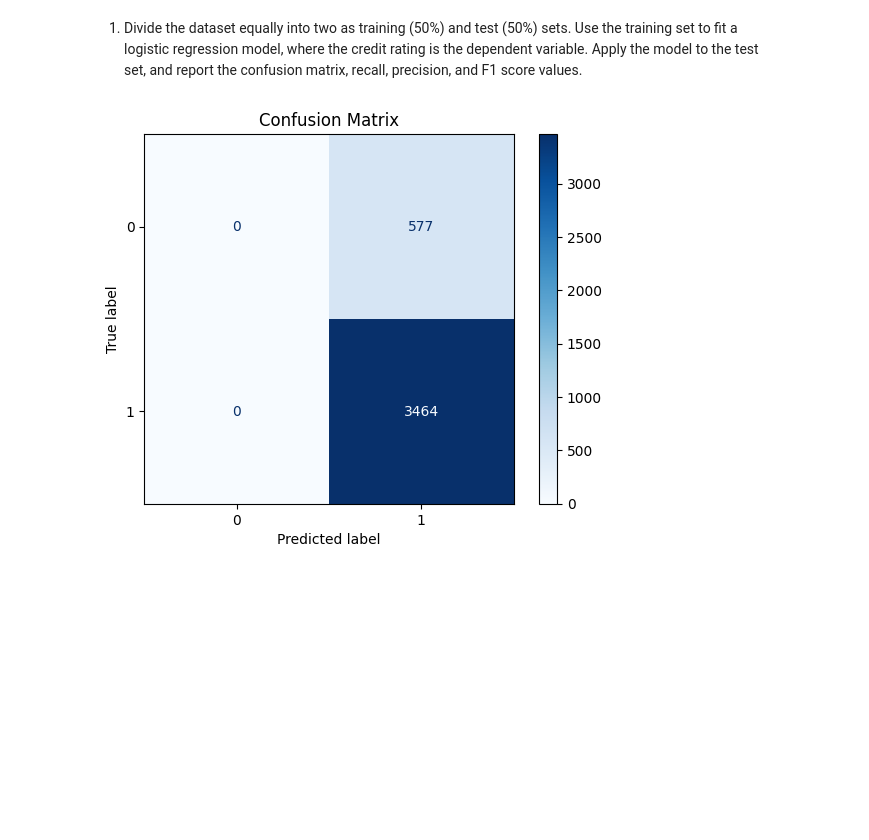
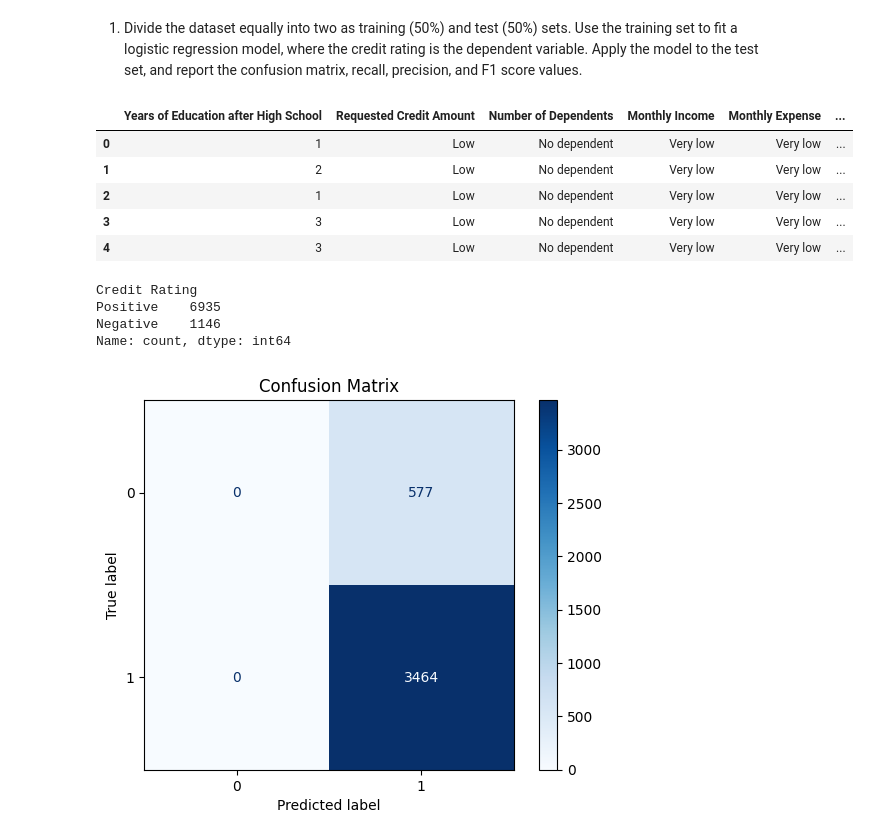
Before and after one commit to mn42899/predictive_modelling, a Jupyter notebook: OMIS_midterm.ipynb, the cells around one changed output. Cells and saved outputs as stored; diff of their text form; code cells hidden in the pictures; blank space fills up the shorter version.

```diff
--- a/OMIS_midterm.ipynb
+++ b/OMIS_midterm.ipynb
@@ -179,4 +179,29 @@ The industry expert's claim is not necessarily statistically justified. Since th
 # PART 2
 # %% [markdown]
 1.	Divide the dataset equally into two as training (50%) and test (50%) sets. Use the training set to fit a logistic regression model, where the credit rating is the dependent variable. Apply the model to the test set, and report the confusion matrix, recall, precision, and F1 score values.
+# %%
+import pandas as pd
+from sklearn.model_selection import train_test_split
+from sklearn.linear_model import LogisticRegression
+from sklearn.metrics import confusion_matrix, classification_report, ConfusionMatrixDisplay
+import matplotlib.pyplot as plt
+
+# Load the dataset
+url = 'https://raw.githubusercontent.com/mn42899/predictive_modelling/refs/heads/main/midterm_parttwo.csv'
+data = pd.read_csv(url)
+data.head()
+# %% [output]
+|  | Years of Education after High School | Requested Credit Amount | Number of Dependents | Monthly Income | Monthly Expense | ... |
+| 0 | 1 | Low | No dependent | Very low | Very low | ... |
+| 1 | 2 | Low | No dependent | Very low | Very low | ... |
+| 2 | 1 | Low | No dependent | Very low | Very low | ... |
+| 3 | 3 | Low | No dependent | Very low | Very low | ... |
+| 4 | 3 | Low | No dependent | Very low | Very low | ... |
+# %%
+data['Credit Rating'].value_counts()
+# %% [output]
+Credit Rating
+Positive    6935
+Negative    1146
+Name: count, dtype: int64
 # %%
```
Also changed, not shown: parts of 1 cell of this notebook.
